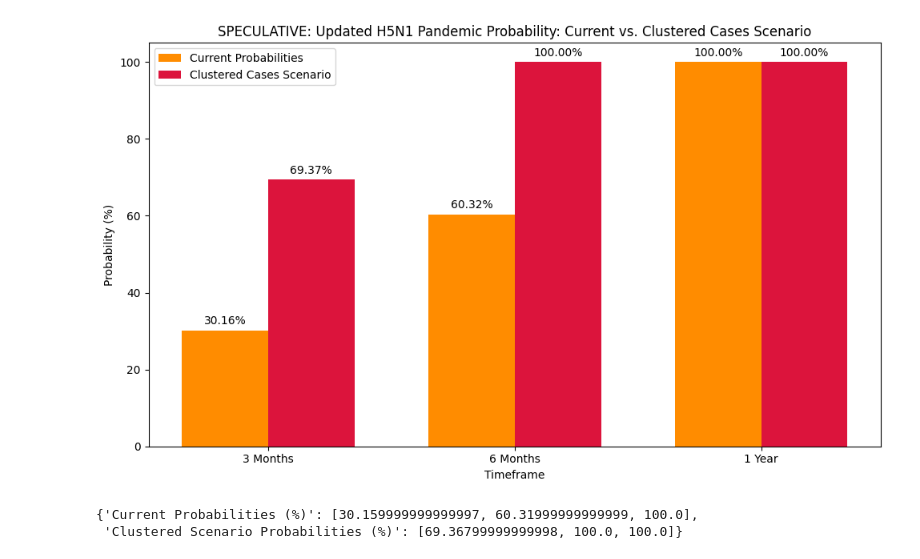
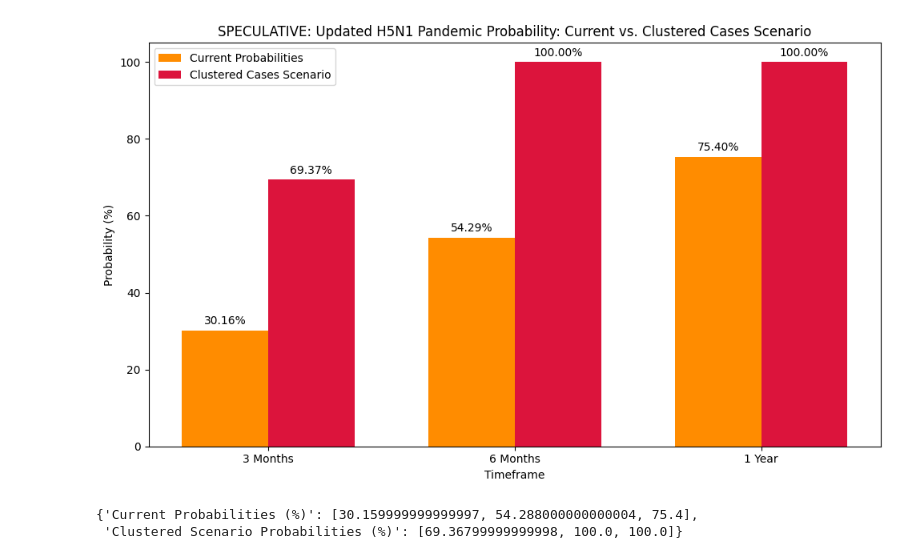
Before and after one commit to RacheleRice/h5n1_pandy_probability, a Jupyter notebook: 1_11_25_h5n1.ipynb, the cells around one changed output. Cells and saved outputs as stored; diff of their text form; code cells hidden in the pictures.

Commit message:
Adjusted compounding multiplication factor downward (1.8 6mo) and (2.5 1yr) to avoid hitting 100% in current probabilities, which is unrealistic.
Cluster multiplier set at 2.0 - reflecting heightened risk dt multiple undetected infection sources and significant animal to human transmission events.

```diff
--- a/1_11_25_h5n1.ipynb
+++ b/1_11_25_h5n1.ipynb
@@ -16,8 +16,8 @@ global_spread_factor = 0.22  # Elevated global spread risk dt potential asymptom
 
 # Updated probabilities using Bayesian adjustment
 prob_3_months = (prior_pandemic * likelihood_spread * new_evidence_factor) + global_spread_factor
-prob_6_months = prob_3_months * 2.0  # Risk compounds over time
-prob_1_year = prob_3_months * 4.0  # Risk significantly increases over a year
+prob_6_months = prob_3_months * 1.8  # Risk compounds over time adjusted downward
+prob_1_year = prob_3_months * 2.5  # Risk significantly increases over a year, adjusted downward
 
 # Ensure probabilities do not exceed 100%
 prob_3_months = min(prob_3_months, 1.0)
@@ -51,33 +51,33 @@ bar_width = 0.35
 
 # Bar chart for current probabilities
 bars1 = plt.bar(index, current_probabilities, bar_width, label='Current Probabilities', color='darkorange')
 
 # Bar chart for clustered scenario
 bars2 = plt.bar(index + bar_width, cluster_probabilities, bar_width, label='Clustered Cases Scenario', color='crimson')
 
 # Chart details
 plt.title('SPECULATIVE: Updated H5N1 Pandemic Probability: Current vs. Clustered Cases Scenario')
 plt.ylabel('Probability (%)')
 plt.xlabel('Timeframe')
 plt.xticks(index + bar_width / 2, timeframes)
 plt.ylim(0, 105)
 plt.legend()
 
 # Add value labels
 for bars, values in zip([bars1, bars2], [current_probabilities, cluster_probabilities]):
     for bar, value in zip(bars, values):
         yval = bar.get_height()
         plt.text(bar.get_x() + bar.get_width()/2, yval + 1, f'{yval:.2f}%', ha='center', va='bottom')
 
 plt.tight_layout()
 plt.show()
 
 # Output updated probabilities for record
 {
     "Current Probabilities (%)": current_probabilities,
     "Clustered Scenario Probabilities (%)": cluster_probabilities
 }
 # %% [output]
-[figure, old version]
+[figure, new version]
-{'Current Probabilities (%)': [30.159999999999997, 60.31999999999999, 100.0],
+{'Current Probabilities (%)': [30.159999999999997, 54.288000000000004, 75.4],
  'Clustered Scenario Probabilities (%)': [69.36799999999998, 100.0, 100.0]}
```
